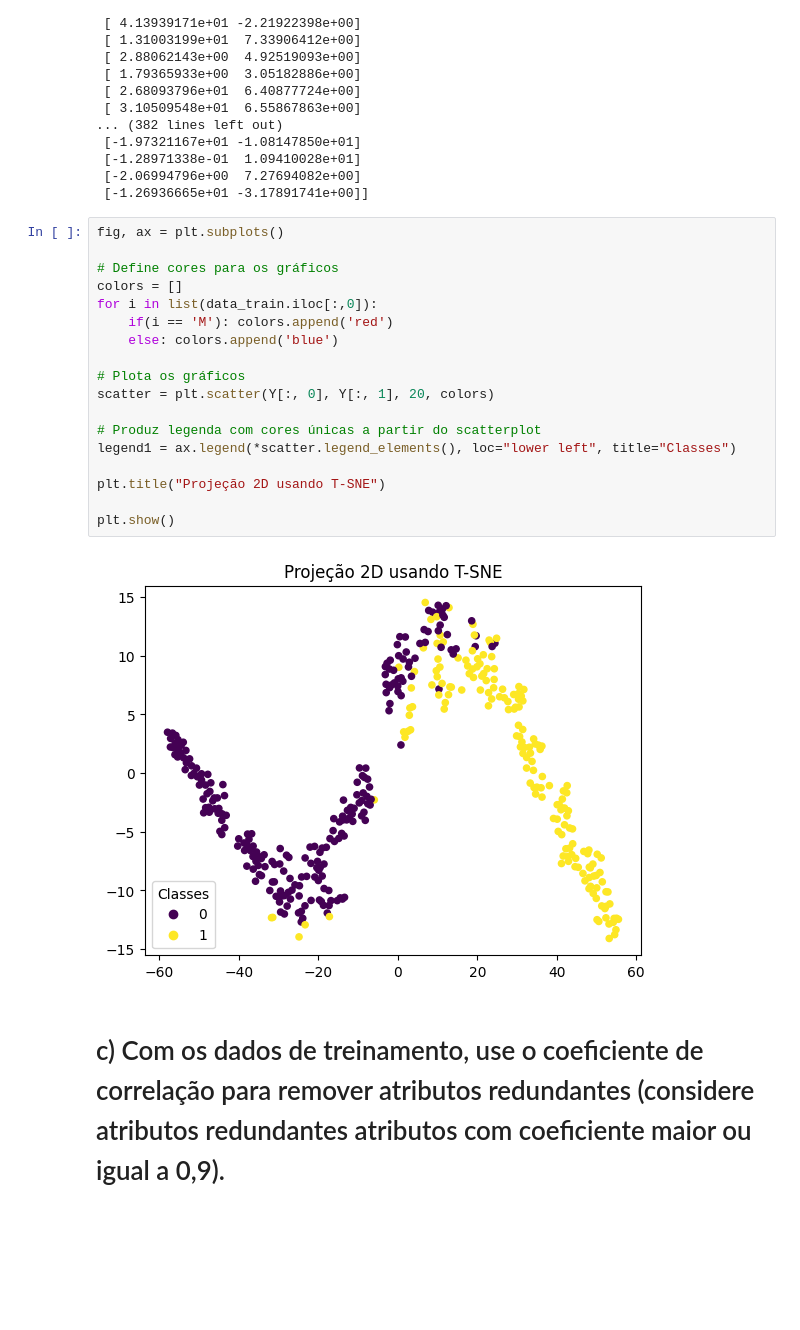
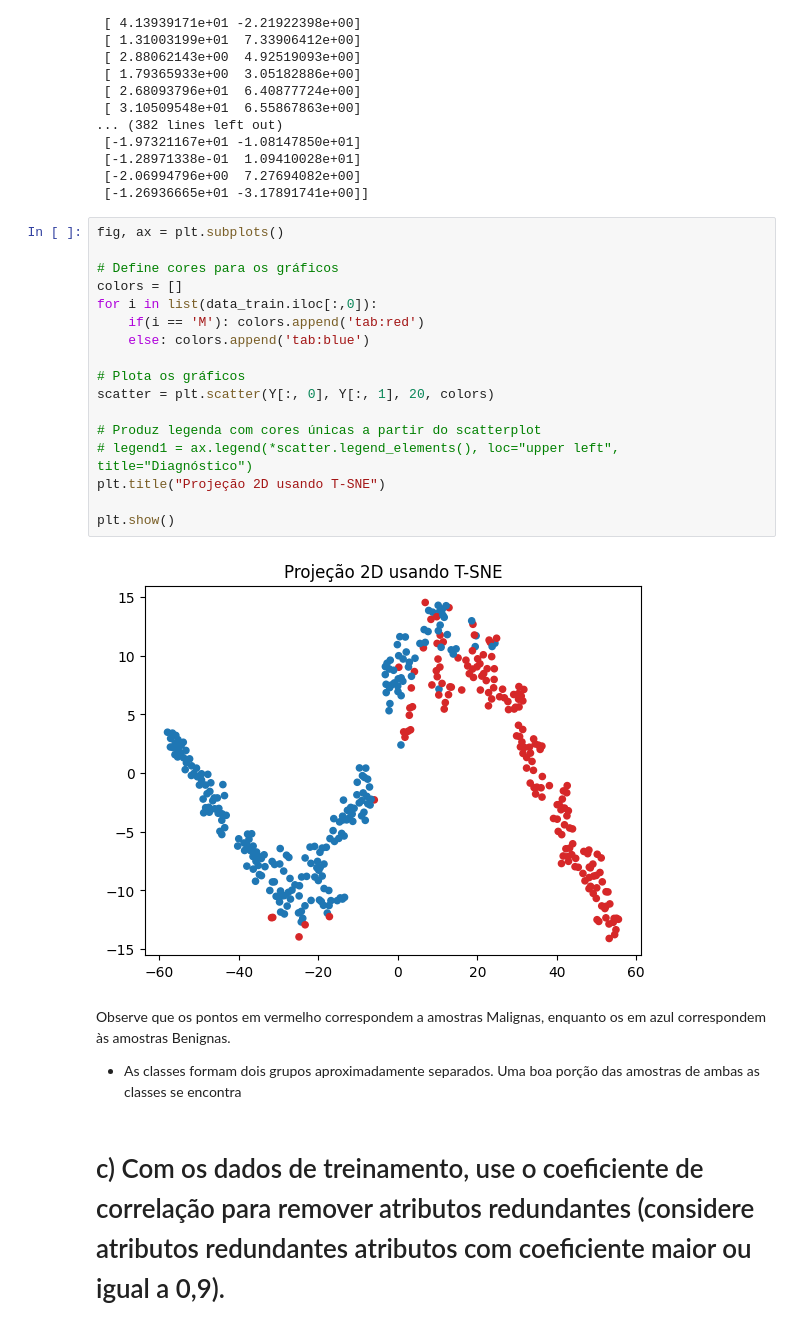
Before and after one commit to Harmonia2Side/machine-learning-laboratory-2023-2, a Jupyter notebook: lista/lista_final.ipynb, the cells around one changed output. Cells and saved outputs as stored; diff of their text form; blank space fills up the shorter version.

```diff
--- a/lista/lista_final.ipynb
+++ b/lista/lista_final.ipynb
@@ -287,23 +287,25 @@ print(Y)
 # %%
 fig, ax = plt.subplots()
 
 # Define cores para os gráficos
 colors = []
 for i in list(data_train.iloc[:,0]):
-    if(i == 'M'): colors.append('red')
-    else: colors.append('blue')
+    if(i == 'M'): colors.append('tab:red')
+    else: colors.append('tab:blue')
 
 # Plota os gráficos
 scatter = plt.scatter(Y[:, 0], Y[:, 1], 20, colors)
 
 # Produz legenda com cores únicas a partir do scatterplot
-legend1 = ax.legend(*scatter.legend_elements(), loc="lower left", title="Classes")
-
+# legend1 = ax.legend(*scatter.legend_elements(), loc="upper left", title="Diagnóstico")
 plt.title("Projeção 2D usando T-SNE")
 
 plt.show()
 # %% [output]
-[figure, old version]
+[figure, new version]
+# %% [markdown]
+Observe que os pontos em vermelho correspondem a amostras Malignas, enquanto os em azul correspondem às amostras Benignas.
+- As classes formam dois grupos aproximadamente separados. Uma boa porção das amostras de ambas as classes se encontra
 # %% [markdown]
 # c) Com os dados de treinamento, use o coeficiente de correlação para remover atributos redundantes (considere atributos redundantes atributos com coeficiente maior ou igual a 0,9).
 # %% [markdown]
```
